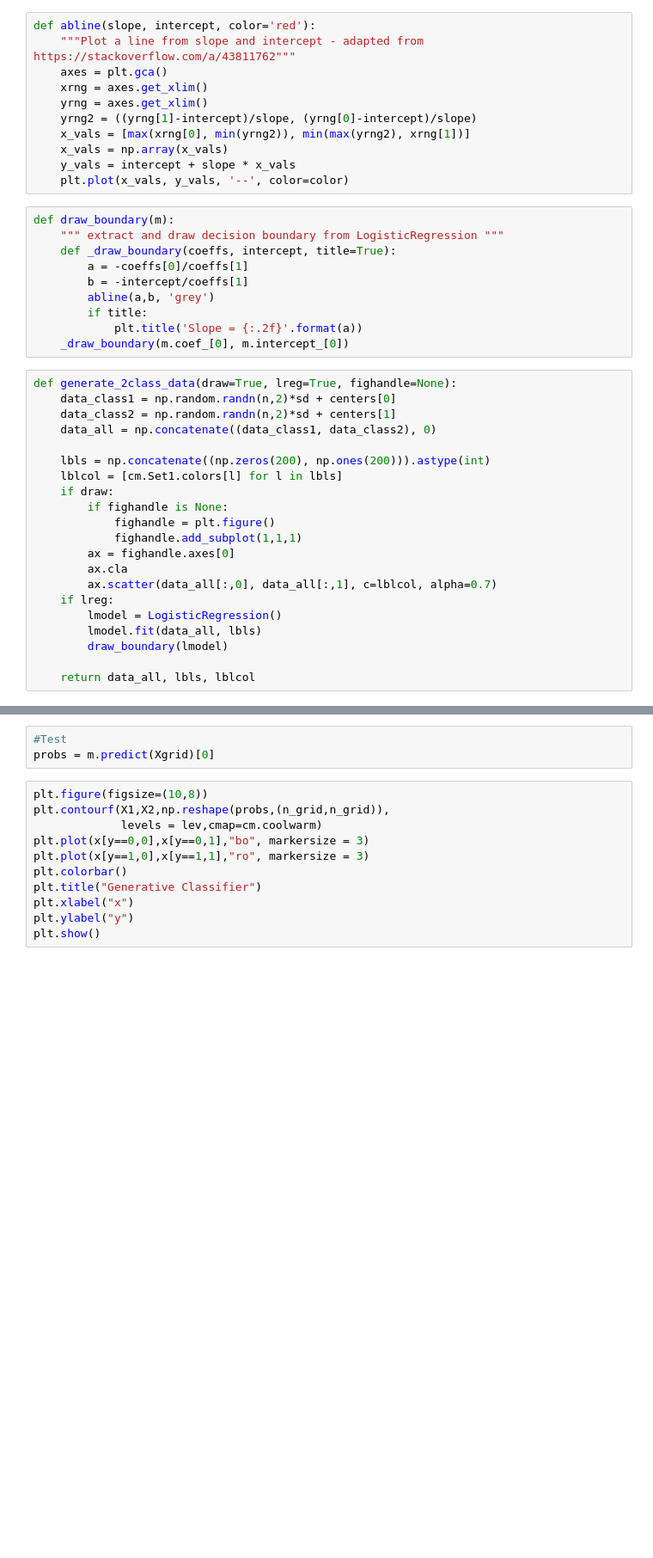
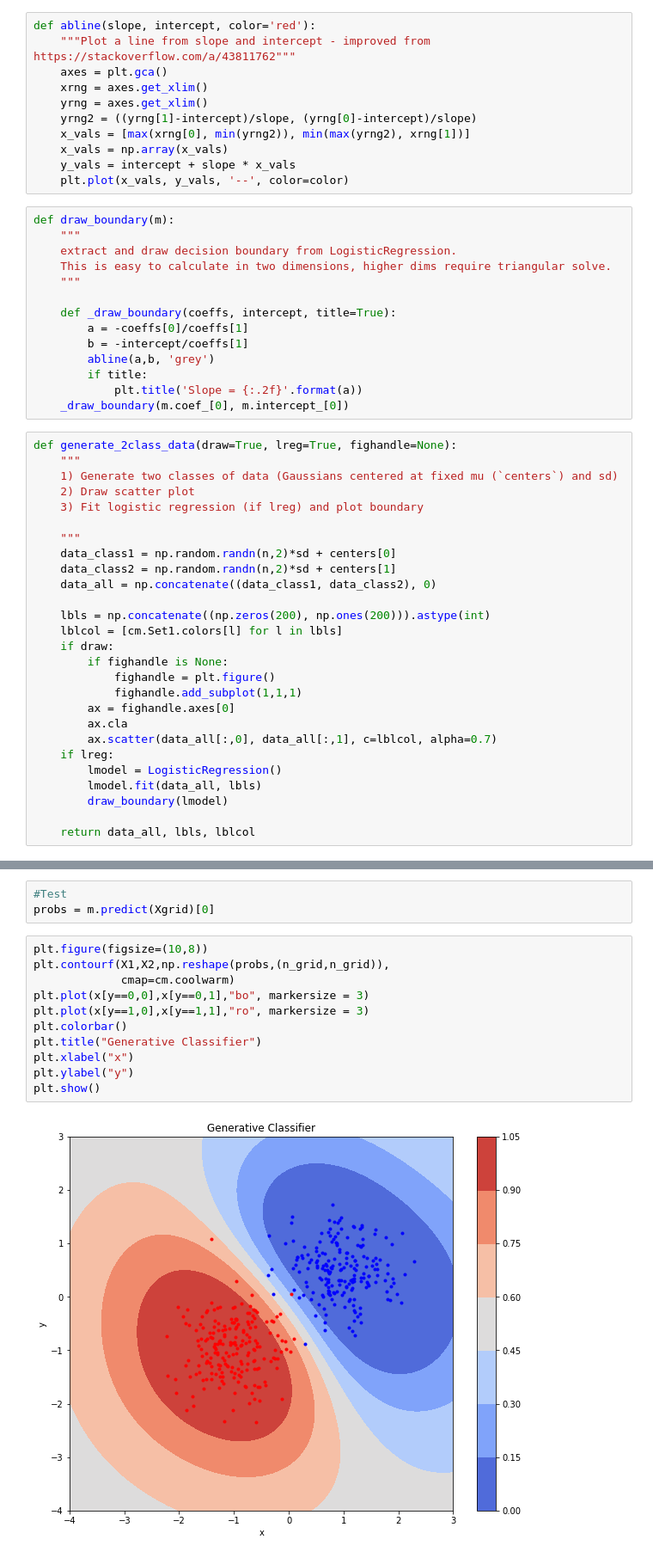
Before and after one commit to ornithos/teachingnotes, a Jupyter notebook: classification-d_vs_g.ipynb, the cells around one changed output, grey strips where cells are left out. Shown at 86% size. Saved outputs shown, nothing was run; the diff lists cells and outputs as text; blank space fills up the shorter version.

```diff
--- a/classification-d_vs_g.ipynb
+++ b/classification-d_vs_g.ipynb
@@ -8,7 +8,7 @@ from sklearn.linear_model import LogisticRegression
 %matplotlib inline
 # %%
 def abline(slope, intercept, color='red'):
-    """Plot a line from slope and intercept - adapted from https://stackoverflow.com/a/43811762"""
+    """Plot a line from slope and intercept - improved from https://stackoverflow.com/a/43811762"""
     axes = plt.gca()
     xrng = axes.get_xlim()
     yrng = axes.get_xlim()
@@ -19,7 +19,11 @@ def abline(slope, intercept, color='red'):
     plt.plot(x_vals, y_vals, '--', color=color)
 # %%
 def draw_boundary(m):
-    """ extract and draw decision boundary from LogisticRegression """
+    """
+    extract and draw decision boundary from LogisticRegression.
+    This is easy to calculate in two dimensions, higher dims require triangular solve.
+    """
+
     def _draw_boundary(coeffs, intercept, title=True):
         a = -coeffs[0]/coeffs[1]
         b = -intercept/coeffs[1]
@@ -29,6 +33,12 @@ def draw_boundary(m):
     _draw_boundary(m.coef_[0], m.intercept_[0])
 # %%
 def generate_2class_data(draw=True, lreg=True, fighandle=None):
+    """
+    1) Generate two classes of data (Gaussians centered at fixed mu (`centers`) and sd)
+    2) Draw scatter plot
+    3) Fit logistic regression (if lreg) and plot boundary
+
+    """
     data_class1 = np.random.randn(n,2)*sd + centers[0]
     data_class2 = np.random.randn(n,2)*sd + centers[1]
     data_all = np.concatenate((data_class1, data_class2), 0)
@@ -106,14 +129,16 @@ probs = m.predict(Xgrid)[0]
 # %%
 plt.figure(figsize=(10,8))
 plt.contourf(X1,X2,np.reshape(probs,(n_grid,n_grid)),
-             levels = lev,cmap=cm.coolwarm)
+             cmap=cm.coolwarm)
 plt.plot(x[y==0,0],x[y==0,1],"bo", markersize = 3)
 plt.plot(x[y==1,0],x[y==1,1],"ro", markersize = 3)
 plt.colorbar()
 plt.title("Generative Classifier")
 plt.xlabel("x")
 plt.ylabel("y")
 plt.show()
+# %% [output]
+[figure, added]
 # %%
 from plotly import plotly
 import plotly.graph_objs as go
```
Also changed, not shown: parts of 5 cells of this notebook.
